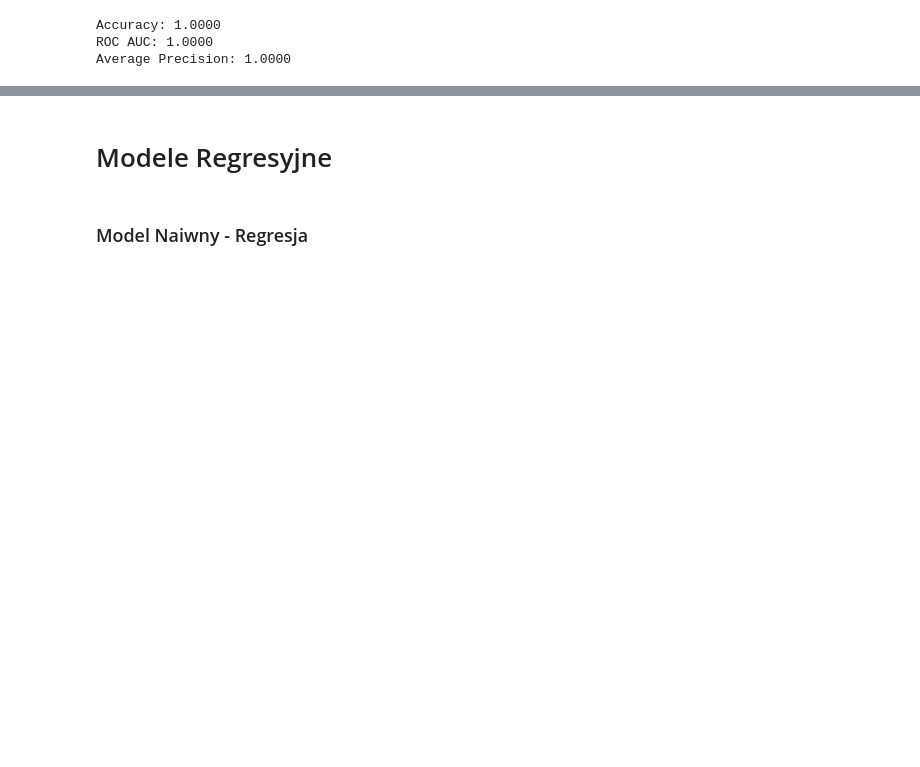
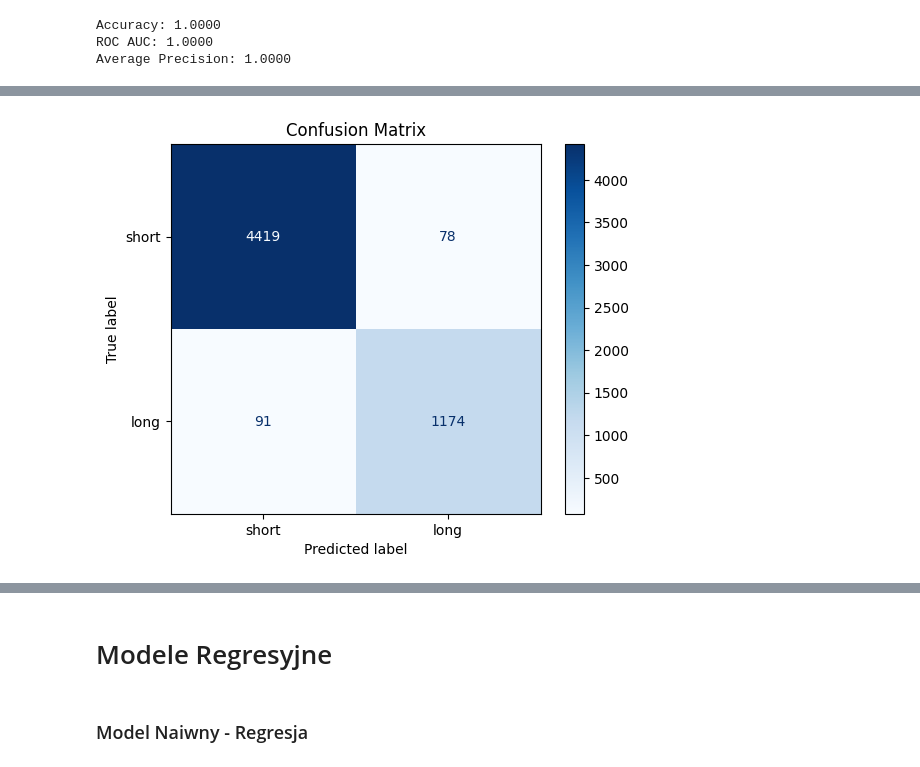
Before and after one commit to psiku/IUM-long-stay-insights, a Jupyter notebook: notebooks/models.ipynb, the cells around one changed output, grey strips where cells are left out. Drawn from its saved outputs; the diff is of its cells as text; code cells hidden in the pictures; blank space fills up the shorter version.

```diff
--- a/notebooks/models.ipynb
+++ b/notebooks/models.ipynb
@@ -701,0 +722,9 @@ Average Precision: 1.0000
+# %%
+x_train, x_test, y_train, y_test = train_test_split_data(
+    df_cleaned,
+    test_size=0.2,
+    target_column='target'
+)
+# %%
+xgb_classifier = XGBClassifier()
+xgb_classifier.fit(x_train, y_train)
@@ -701,0 +743,13 @@ Average Precision: 1.0000
+# %%
+y_pred = xgb_classifier.predict(x_test)
+
+y_pred_proba = xgb_classifier.predict_proba(x_test)
+
+accuracy = accuracy_score(y_test, y_pred)
+roc_auc = roc_auc_score(y_test, y_pred_proba[:, 1])
+
+print(f"Accuracy: {accuracy:.4f}")
+print(f"ROC AUC: {roc_auc:.4f}")
+print(f"Average Precision: {average_precision_score(y_test, y_pred_proba[:, 1]):.4f}")
+print("\nClassification Report:")
+print(classification_report(y_test, y_pred))
@@ -701,0 +770,10 @@ Average Precision: 1.0000
+# %%
+cm = confusion_matrix(y_test, y_pred)
+# %%
+disp = ConfusionMatrixDisplay(confusion_matrix=cm,
+                              display_labels=['short', 'long'])
+disp.plot(cmap=plt.cm.Blues)
+plt.title("Confusion Matrix")
+plt.show()
+# %% [output]
+[figure, added]
```
Also changed, not shown: parts of 20 cells of this notebook.
